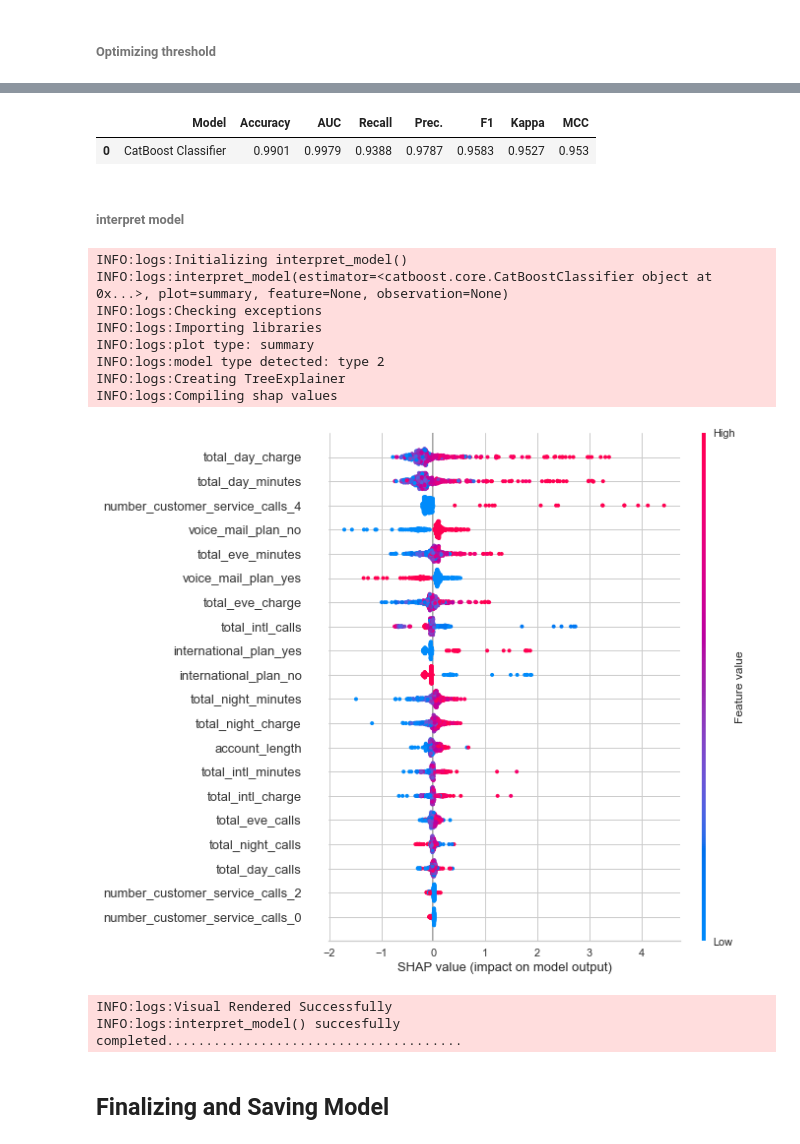
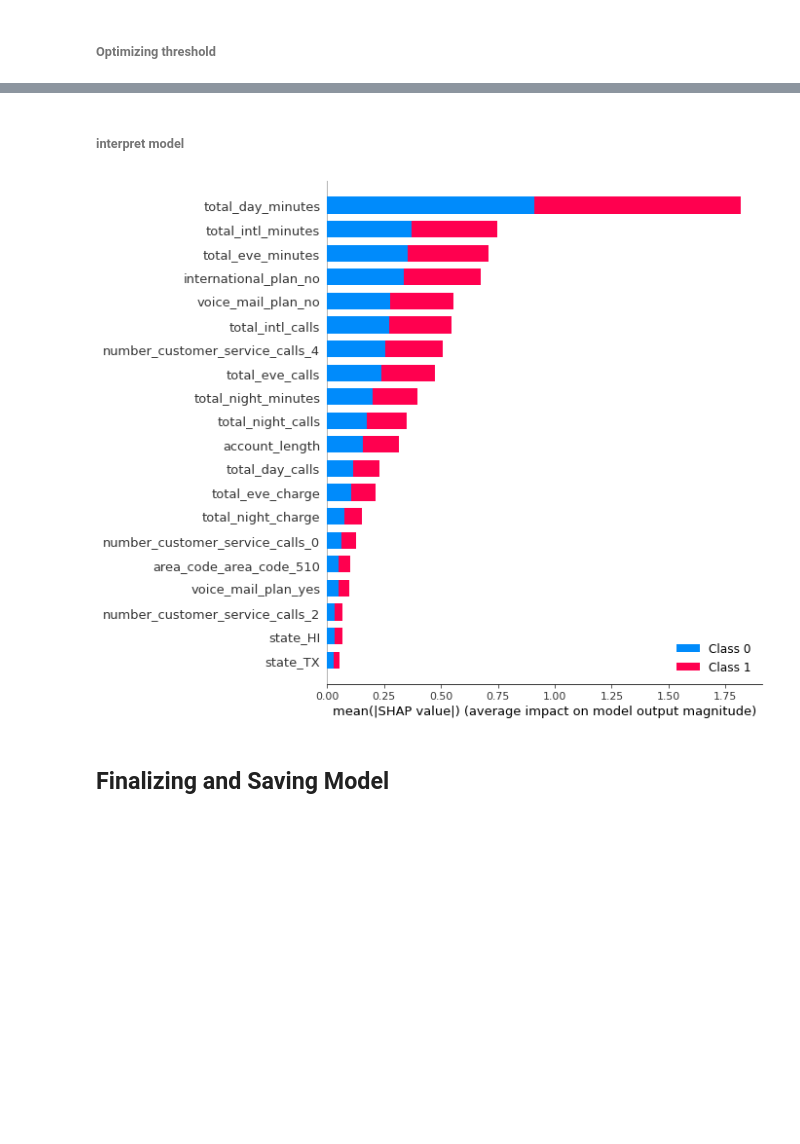
Before and after one commit to amine-akrout/churn-prediction-web-app, a Jupyter notebook: model_tarin.ipynb, the cells around one changed output, grey strips where cells are left out. Saved outputs shown, nothing was run; the diff lists cells and outputs as text; code cells hidden in the pictures; blank space fills up the shorter version.

```diff
--- a/model_tarin.ipynb
+++ b/model_tarin.ipynb
@@ -288,24 +291,11 @@ pred_holdout = predict_model(best)
 # %%
-pred_holdout = predict_model(best,probability_threshold=0.25)
+#pred_holdout = predict_model(best,probability_threshold=0.5)
-# %% [output]
-|  | Model | Accuracy | AUC | Recall | Prec. | F1 | Kappa | MCC |
-| 0 | CatBoost Classifier | 0.9901 | 0.9979 | 0.9388 | 0.9787 | 0.9583 | 0.9527 | 0.953 |
 # %% [markdown]
 ###### interpret model
 # %%
-interpret_model(final)
+interpret_model(best)
 # %% [output]
-INFO:logs:Initializing interpret_model()
-INFO:logs:interpret_model(estimator=<catboost.core.CatBoostClassifier object at 0x...>, plot=summary, feature=None, observation=None)
-INFO:logs:Checking exceptions
-INFO:logs:Importing libraries
-INFO:logs:plot type: summary
-INFO:logs:model type detected: type 2
-INFO:logs:Creating TreeExplainer
-INFO:logs:Compiling shap values
-[figure, old version]
+[figure, new version]
-INFO:logs:Visual Rendered Successfully
-INFO:logs:interpret_model() succesfully completed......................................
 # %% [markdown]
 ## Finalizing and Saving Model
 # %%
```
Also changed, not shown: parts of 14 cells of this notebook, 2 other files.
